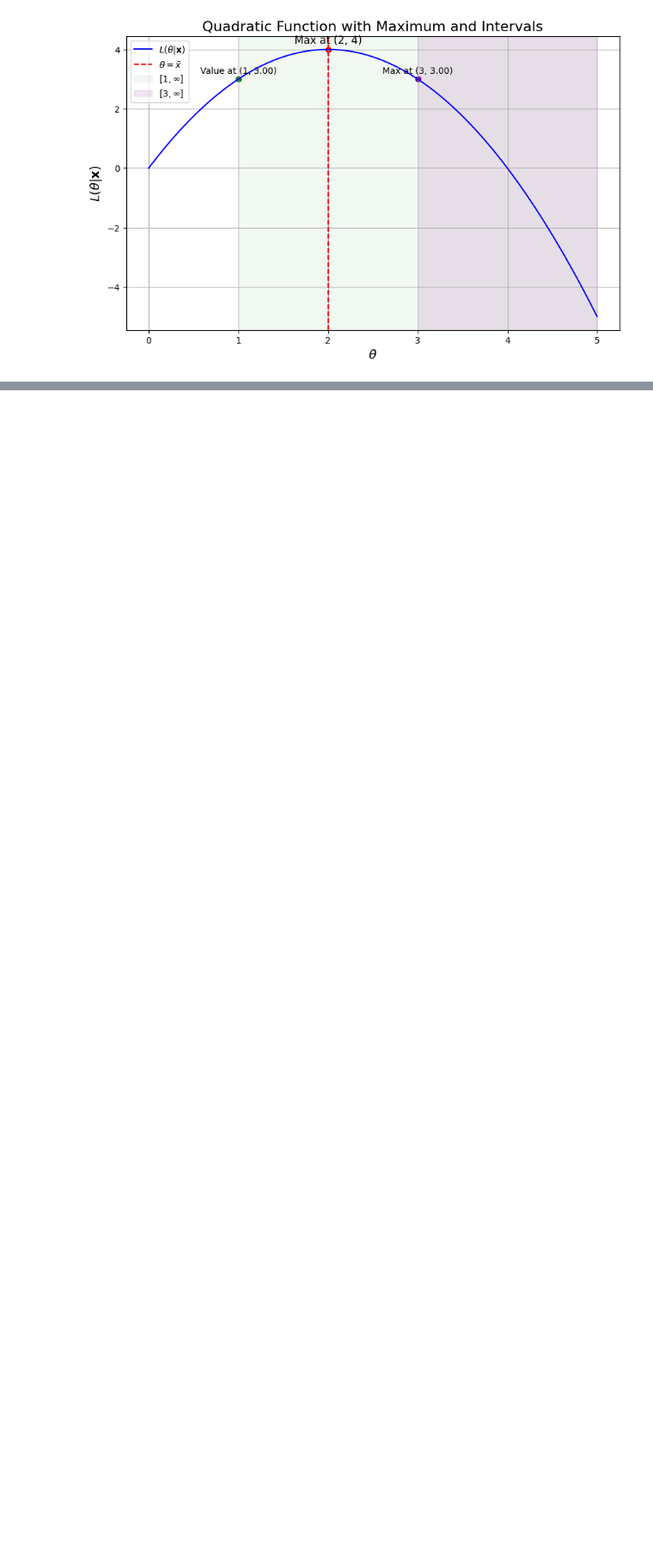
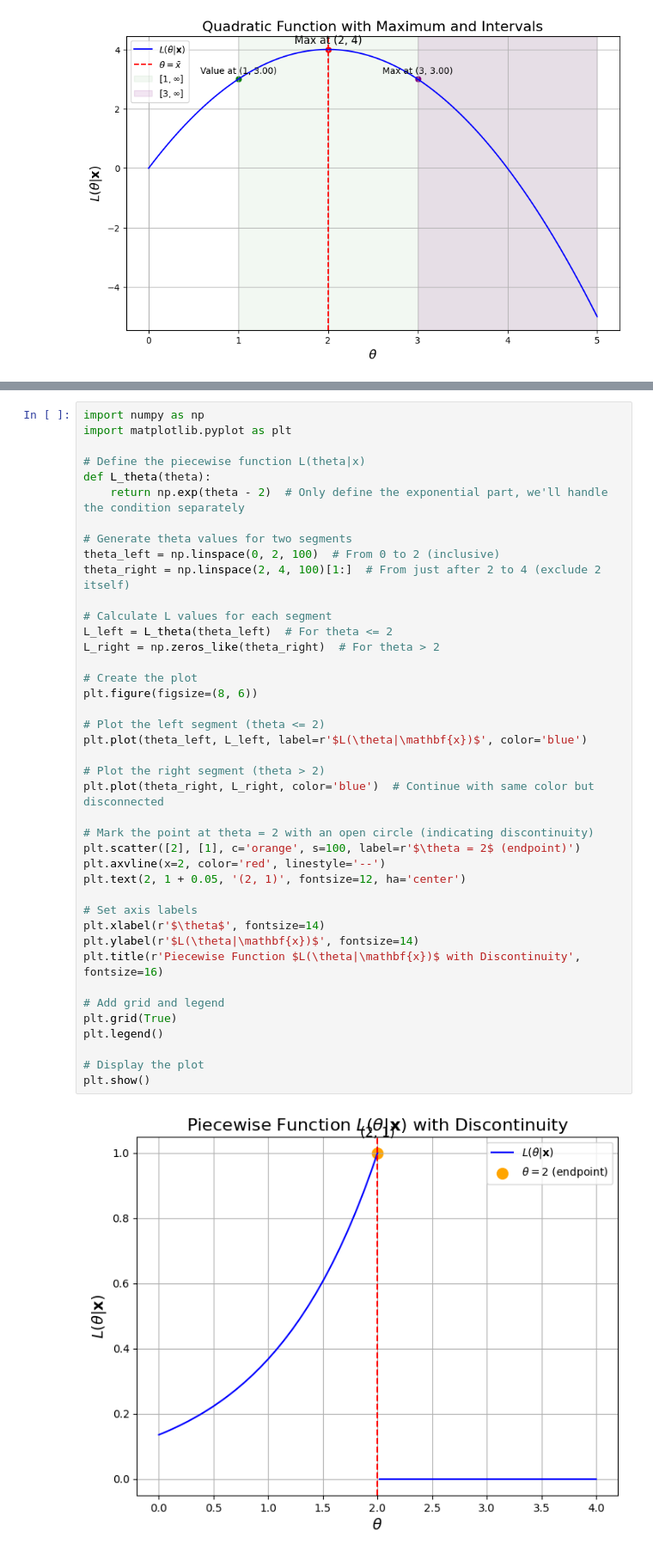
Before and after one commit to Thomson-Cui/Theoretical-Statistics-II, a Jupyter notebook: Chapter 8.1-8.2 Hypothesis Testing.ipynb, the cells around one changed output, grey strips where cells are left out. Shown at 86% size. Drawn from its saved outputs; the diff is of its cells as text; blank space fills up the shorter version.

```diff
--- a/Chapter 8.1-8.2 Hypothesis Testing.ipynb
+++ b/Chapter 8.1-8.2 Hypothesis Testing.ipynb
@@ -637,0 +675,43 @@ plt.show()
+# %%
+import numpy as np
+import matplotlib.pyplot as plt
+
+# Define the piecewise function L(theta|x)
+def L_theta(theta):
+    return np.exp(theta - 2)  # Only define the exponential part, we'll handle the condition separately
+
+# Generate theta values for two segments
+theta_left = np.linspace(0, 2, 100)  # From 0 to 2 (inclusive)
+theta_right = np.linspace(2, 4, 100)[1:]  # From just after 2 to 4 (exclude 2 itself)
+
+# Calculate L values for each segment
+L_left = L_theta(theta_left)  # For theta <= 2
+L_right = np.zeros_like(theta_right)  # For theta > 2
+
+# Create the plot
+plt.figure(figsize=(8, 6))
+
+# Plot the left segment (theta <= 2)
+plt.plot(theta_left, L_left, label=r'$L(\theta|\mathbf{x})$', color='blue')
+
+# Plot the right segment (theta > 2)
+plt.plot(theta_right, L_right, color='blue')  # Continue with same color but disconnected
+
+# Mark the point at theta = 2 with an open circle (indicating discontinuity)
+plt.scatter([2], [1], c='orange', s=100, label=r'$\theta = 2$ (endpoint)')
+plt.axvline(x=2, color='red', linestyle='--')
+plt.text(2, 1 + 0.05, '(2, 1)', fontsize=12, ha='center')
+
+# Set axis labels
+plt.xlabel(r'$\theta$', fontsize=14)
+plt.ylabel(r'$L(\theta|\mathbf{x})$', fontsize=14)
+plt.title(r'Piecewise Function $L(\theta|\mathbf{x})$ with Discontinuity', fontsize=16)
+
+# Add grid and legend
+plt.grid(True)
+plt.legend()
+
+# Display the plot
+plt.show()
+# %% [output]
+[figure, added]
```
Also changed, not shown: parts of 4 cells of this notebook.
